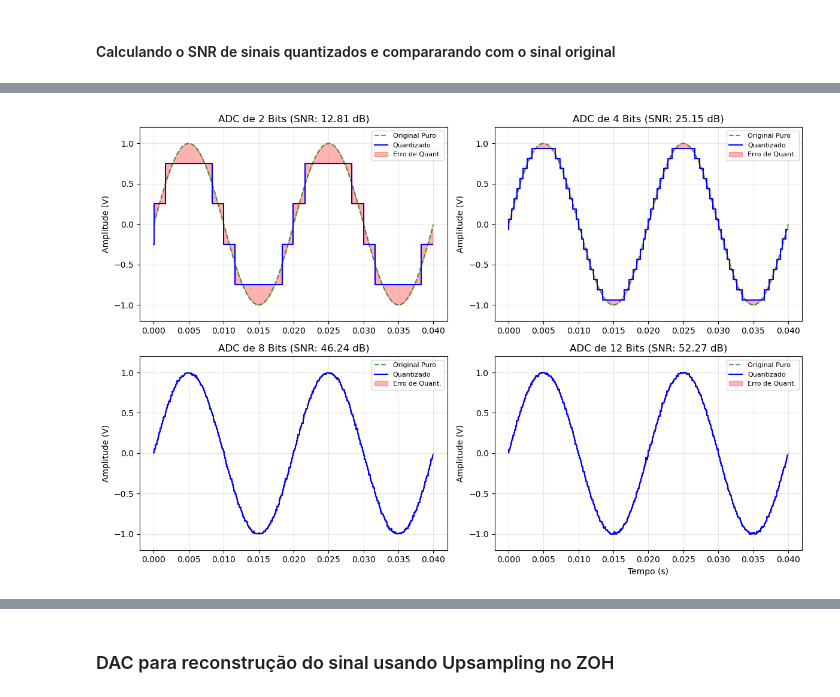
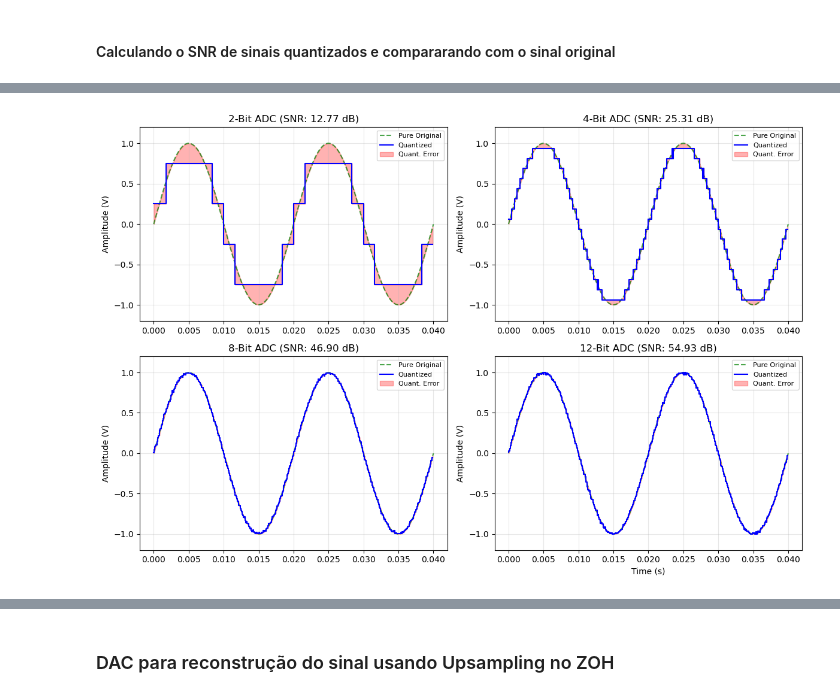
Before and after one commit to elmerfariass/DSPcap, a Jupyter notebook: ADC&DAC.ipynb, the cells around one changed output, grey strips where cells are left out. Saved outputs shown, nothing was run; the diff lists cells and outputs as text; code cells hidden in the pictures.

```diff
--- a/ADC&DAC.ipynb
+++ b/ADC&DAC.ipynb
@@ -698,62 +695,72 @@ Variando para ENOB = 2 (Resolução de Hardware = 4 bits, LSB = 0.1875 V)
 # %% [markdown]
 #### Calculando o SNR de sinais quantizados e compararando com o sinal original
 # %%
-# 1. Parâmetros do Sinal Original (Puro)
-fs_analog = 200000  # Frequência base muito alta para simular o contínuo
-fs_sample = 10000   # Frequência de amostragem do ADC (10 kHz - bem acima de Nyquist para evitar aliasing)
-f_signal = 50       # Onda senoidal de 50 Hz
-A = 1             # Amplitude máxima de 1V (ocupa toda a faixa do ADC)
-v_min, v_max = -1.0, 1.0
+import numpy as np
+import matplotlib.pyplot as plt
 
-# Eixo de tempo e sinal original
-t_analog = np.arange(0, 0.04, 1/fs_analog) # 2 ciclos de 50Hz
-x_original = A * np.sin(2 * np.pi * f_signal * t_analog)
+# --- 1. Original Signal Parameters (Pure Analog) ---
+# High base frequency to simulate a continuous "analog" signal
+analog_sampling_freq = 200000
+# ADC actual sampling frequency (10 kHz - well above Nyquist for 50Hz)
+adc_sampling_freq = 10000
+signal_freq = 50
+amplitude = 1.0
+min_voltage, max_voltage = -1.0, 1.0
 
-# Amostramos o sinal original puramente matemático para calcular o erro real depois
-step_real = int(fs_analog / fs_sample)
-x_original_amostrado = x_original[::step_real]
+# Time axis and original sine wave (simulating 2 cycles of 50Hz)
+analog_time = np.arange(0, 0.04, 1/analog_sampling_freq)
+original_signal = amplitude * np.sin(2 * np.pi * signal_freq * analog_time)
 
-# 2. Testando diferentes resoluções (bits)
-resolucoes = [2, 4, 8, 12]
+# Downsampling the purely mathematical signal for error calculation
+sampling_ratio = int(analog_sampling_freq / adc_sampling_freq)
+sampled_original_signal = original_signal[::sampling_ratio]
 
-print("=== COMPARAÇÃO DE SNR: SINAL QUANTIZADO vs ORIGINAL ===\n")
+# --- 2. Testing Different Bit Resolutions ---
+resolutions = [2, 4, 8, 12]
+
+print("=== SNR COMPARISON: QUANTIZED vs. ORIGINAL SIGNAL ===\n")
 
 plt.figure(figsize=(12, 8))
 
-for i, bits in enumerate(resolucoes):
-    # Simulação sem ruído térmico (noise_std=0) para focar SÓ no erro de quantização
-    t_sampled, x_sampled, x_quantized, q_noise, bin_out, snr_simulado, enob = adc_simulation(x_original, fs_analog, fs_sample, bits, v_min, v_max, noise_std=0.01)
+for i, bits in enumerate(resolutions):
+    # Simulate the ADC process. We add a tiny bit of noise (0.01) to keep it realistic.
+    # Note: adc_simulation return values updated to English names
+    (sampled_time, raw_samples, quantized_signal, quant_noise,
+     binary_output, gray_output, simulated_snr, enob) = adc_simulation(
+        original_signal, analog_sampling_freq, adc_sampling_freq,
+        bits, min_voltage, max_voltage, noise_std=0.01
+    )
 
-    # SNR Teórico da Quantização para uma senoide
-    snr_teorico = (6.02 * bits) + 1.76
+    # Theoretical Quantization SNR for a full-scale sine wave: SNR = 6.02N + 1.76
+    theoretical_snr = (6.02 * bits) + 1.76
 
-    # Calculando o Erro Total (Sinal Original Amostrado - Sinal Quantizado)
-    erro_total = x_original_amostrado - x_quantized
-    potencia_sinal_original = np.mean(x_original_amostrado**2)
-    potencia_erro_total = np.mean(erro_total**2)
+    # Calculate Total Error (sampled original vs. quantized staircase)
+    total_error = sampled_original_signal - quantized_signal
+    original_signal_power = np.mean(sampled_original_signal**2)
+    total_error_power = np.mean(total_error**2)
 
+    print(f"--- Resolution: {bits} Bits ---")
+    print(f"Theoretical Ideal SNR : {theoretical_snr:.2f} dB")
+    print(f"Simulated ADC SNR     : {simulated_snr:.2f} dB\n")
 
+    # --- Plotting Results ---
+    plt.subplot(2, 2, i+1)
+    # Plot original high-res signal as a reference
+    plt.plot(analog_time, original_signal, 'g--', alpha=0.7, label='Pure Original')
+    # Plot the discrete "staircase" levels
+    plt.step(sampled_time, quantized_signal, where='mid', color='blue', linewidth=1.5, label='Quantized')
 
-    print(f"--- Resolução: {bits} Bits ---")
-    print(f"SNR Teórico Ideal     : {snr_teorico:.2f} dB") # SNR ideal para uma senoide pura
-    print(f"SNR Simulado (ADC)    : {snr_simulado:.2f} dB") #já com ruido de quantização
+    # Visualize the quantization error as a filled red area
+    plt.fill_between(sampled_time, sampled_original_signal, quantized_signal,
+                     color='red', alpha=0.3, step='mid', label='Quant. Error')
 
-    # Plotagem
-    plt.subplot(2, 2, i+1)
-    plt.plot(t_analog, x_original, 'g--', alpha=0.7, label='Original Puro')
-    plt.step(t_sampled, x_quantized, where='mid', color='blue', linewidth=1.5, label='Quantizado')
-
-    # Destacando o erro visualmente com preenchimento
-    plt.fill_between(t_sampled, x_original_amostrado, x_quantized, color='red', alpha=0.3, step='mid', label='Erro de Quant.')
-
-    plt.title(f'ADC de {bits} Bits (SNR: {snr_simulado:.2f} dB)')
+    plt.title(f'{bits}-Bit ADC (SNR: {simulated_snr:.2f} dB)')
     plt.ylabel('Amplitude (V)')
     plt.ylim(-1.2, 1.2)
     plt.legend(loc='upper right', fontsize=8)
     plt.grid(True, alpha=0.3)
 
-plt.xlabel('Tempo (s)')
+plt.xlabel('Time (s)')
 plt.tight_layout()
-
 plt.show()
 # %% [output]
@@ -774 +784 @@ SNR Simulado (ADC)    : 52.27 dB
-[figure, old version]
+[figure, new version]
```
Also changed, not shown: parts of 8 cells of this notebook.
